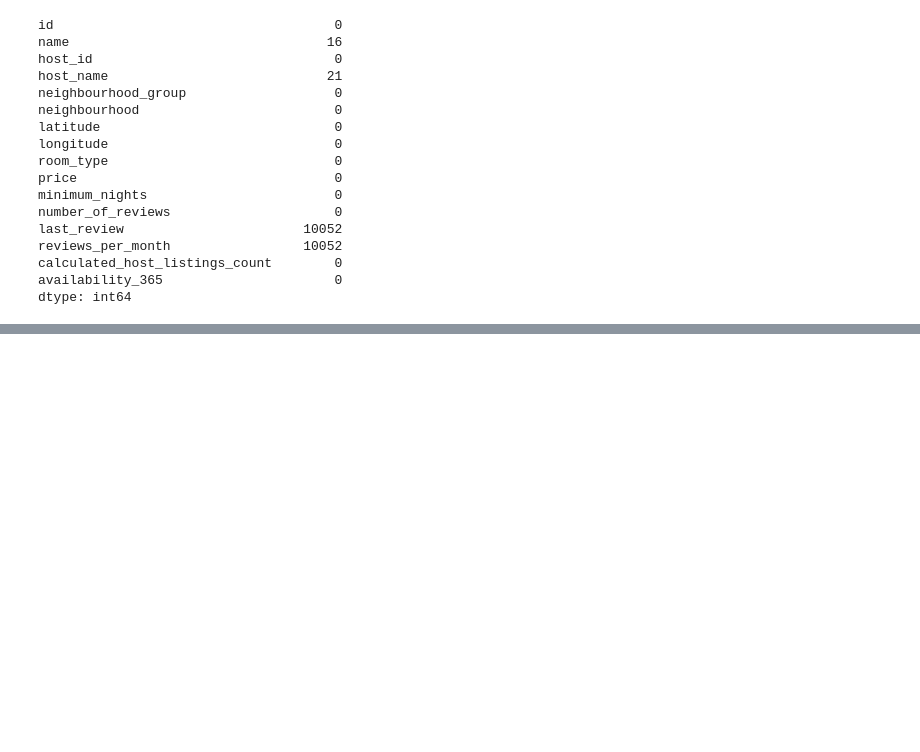
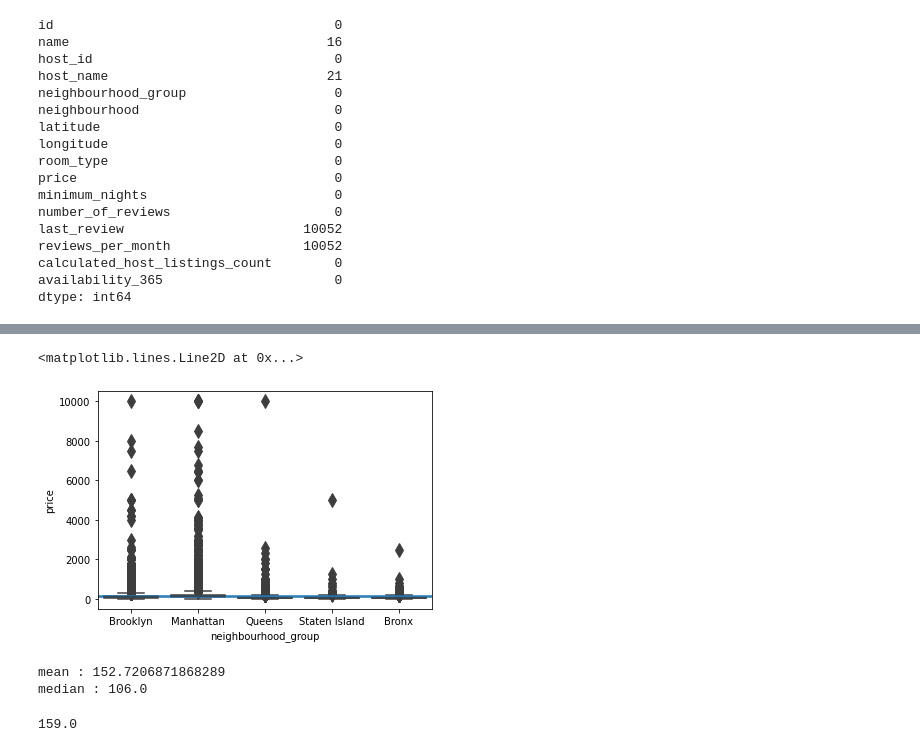
Before and after one commit to gyana-ranjan-dash/AirBnb-Booking-Analysis, a Jupyter notebook: Airbnb_Bookings_Analysis_Capstone_Project.ipynb, the cells around one changed output, grey strips where cells are left out. Saved outputs shown, nothing was run; the diff lists cells and outputs as text; code cells hidden in the pictures; blank space fills up the shorter version.

```diff
--- a/Airbnb_Bookings_Analysis_Capstone_Project.ipynb
+++ b/Airbnb_Bookings_Analysis_Capstone_Project.ipynb
@@ -56,0 +97,17 @@ dtype: int64
+# %%
+graph=sns.boxplot(df['neighbourhood_group'],df['price'],fliersize=10,)
+graph.axhline(np.mean(df['price']))
+graph.axhline(np.median(df['price']))
+# %% [output]
+<matplotlib.lines.Line2D at 0x...>
+[figure, added]
+# %%
+print(f"mean : {np.mean(df['price'])}\nmedian : {np.median(df['price'])}")
+# %% [output]
+mean : 152.7206871868289
+median : 106.0
+# %%
+outlier = (np.quantile(df['price'],.75) - np.quantile(df['price'],.25)) * 1.5
+outlier
+# %% [output]
+159.0
```
Also changed, not shown: parts of 11 cells of this notebook.
